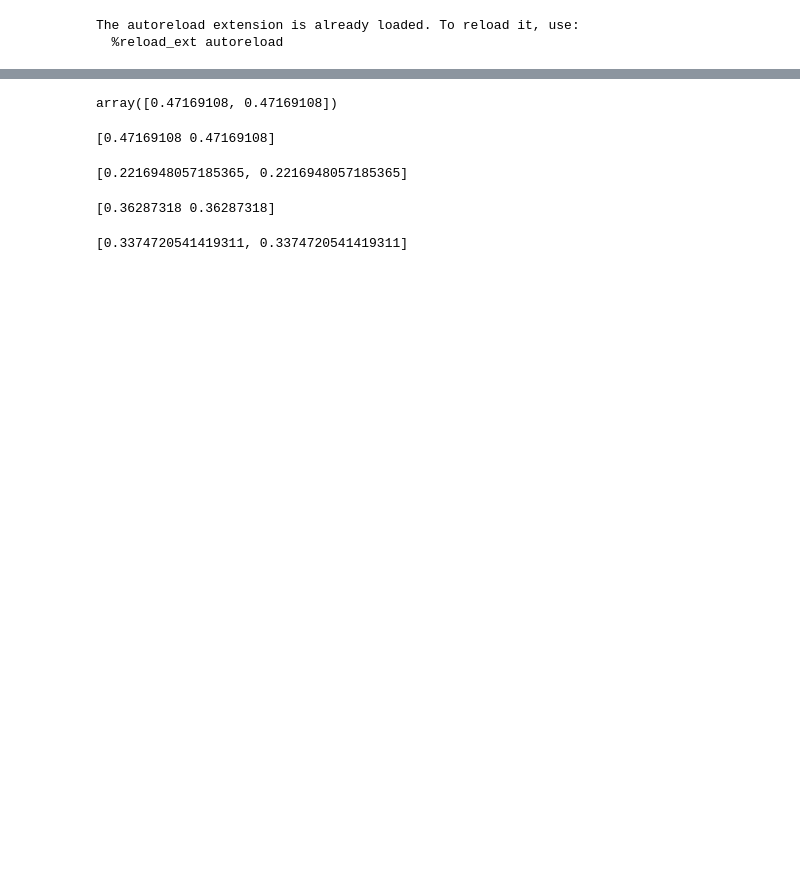
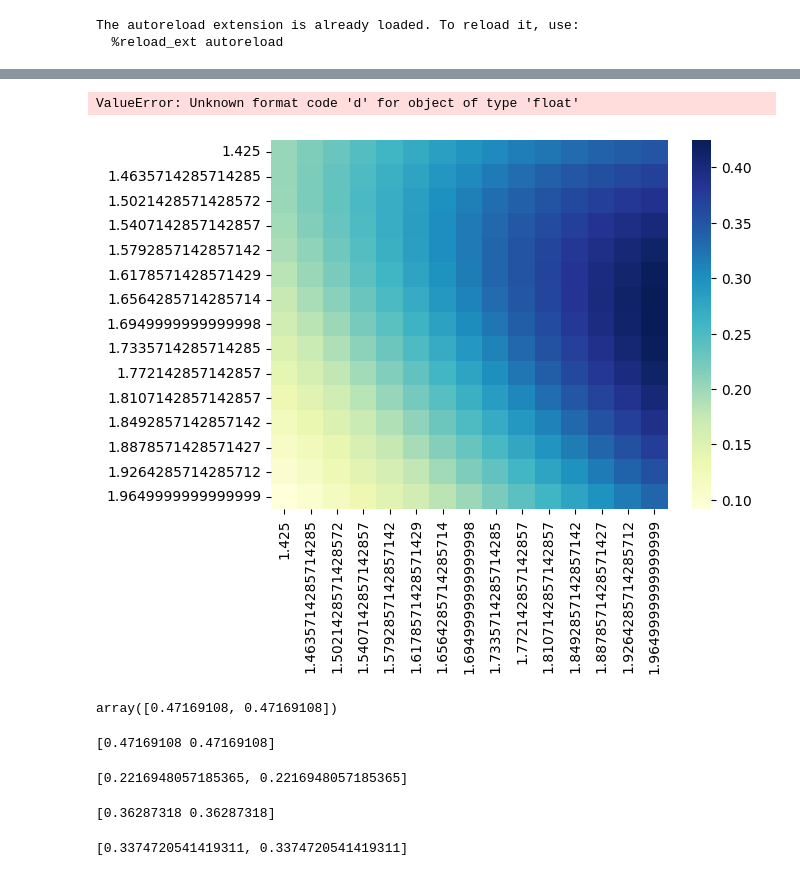
Before and after one commit to Suzie14/RLandPricing, a Jupyter notebook: main.ipynb, the cells around one changed output, grey strips where cells are left out. Saved outputs shown, nothing was run; the diff lists cells and outputs as text; code cells hidden in the pictures; blank space fills up the shorter version.

```diff
--- a/main.ipynb
+++ b/main.ipynb
@@ -54,13 +19,0 @@ grid.grid()
-# %%
-import pandas as pd
-
-# Supposons que vous ayez une liste de listes comme celle-ci :
-lst = grid.grid()
-
-# Vous pouvez créer un DataFrame en utilisant pandas.DataFrame()
-# et spécifier le nom des colonnes si vous le souhaitez :
-colonnes = self.A
-df = pd.DataFrame(lst, columns=colonnes)
-
-# Afficher le DataFrame résultant
-print(df)
@@ -67,3 +88,14 @@ print(df)
+# %%
+plt.figure()
+sns.heatmap(df, annot=True, fmt="d", cmap="YlGnBu")
+plt.xlabel('Prix du joueur j')
+plt.ylabel('Prix du joueur i')
+plt.title('Tableau des meilleures réponses du joueur i en fonction du prix du joueur j')
+
+plt.show()
+# %% [output]
+ValueError: Unknown format code 'd' for object of type 'float'
+[figure, added]
 # %%
 Res.quantity([1.47,1.47],[0,2,2],1/4)
 # %% [output]
```
Also changed, not shown: parts of 5 cells of this notebook, 2 other files.
